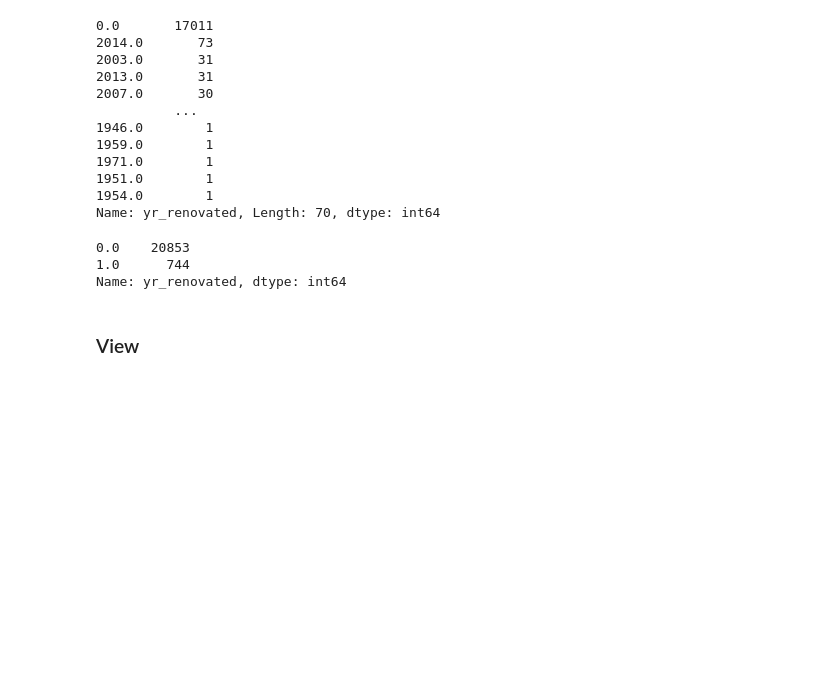
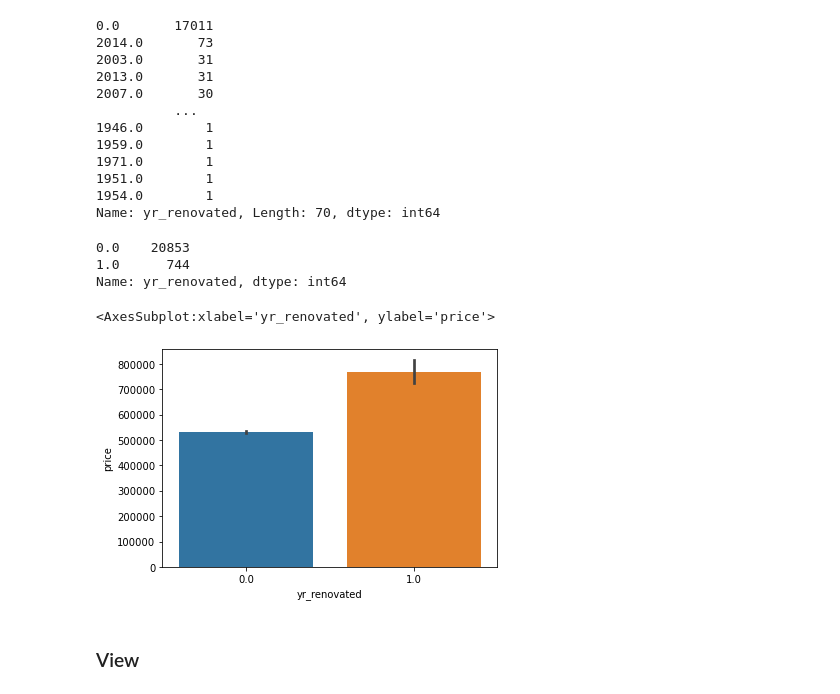
Before and after one commit to henrysvg/dsc-phase-2-project-v2-3, a Jupyter notebook: student.ipynb, the cells around one changed output. Saved outputs shown, nothing was run; the diff lists cells and outputs as text; code cells hidden in the pictures; blank space fills up the shorter version.

```diff
--- a/student.ipynb
+++ b/student.ipynb
@@ -180,6 +185,11 @@ data['yr_renovated'].value_counts()
 0.0    20853
 1.0      744
 Name: yr_renovated, dtype: int64
+# %%
+sns.barplot(x = 'yr_renovated', y = 'price', data=data)
+# %% [output]
+<AxesSubplot:xlabel='yr_renovated', ylabel='price'>
+[figure, added]
 # %% [markdown]
 ### View
 # %%
```
Also changed, not shown: parts of 2 cells of this notebook.
